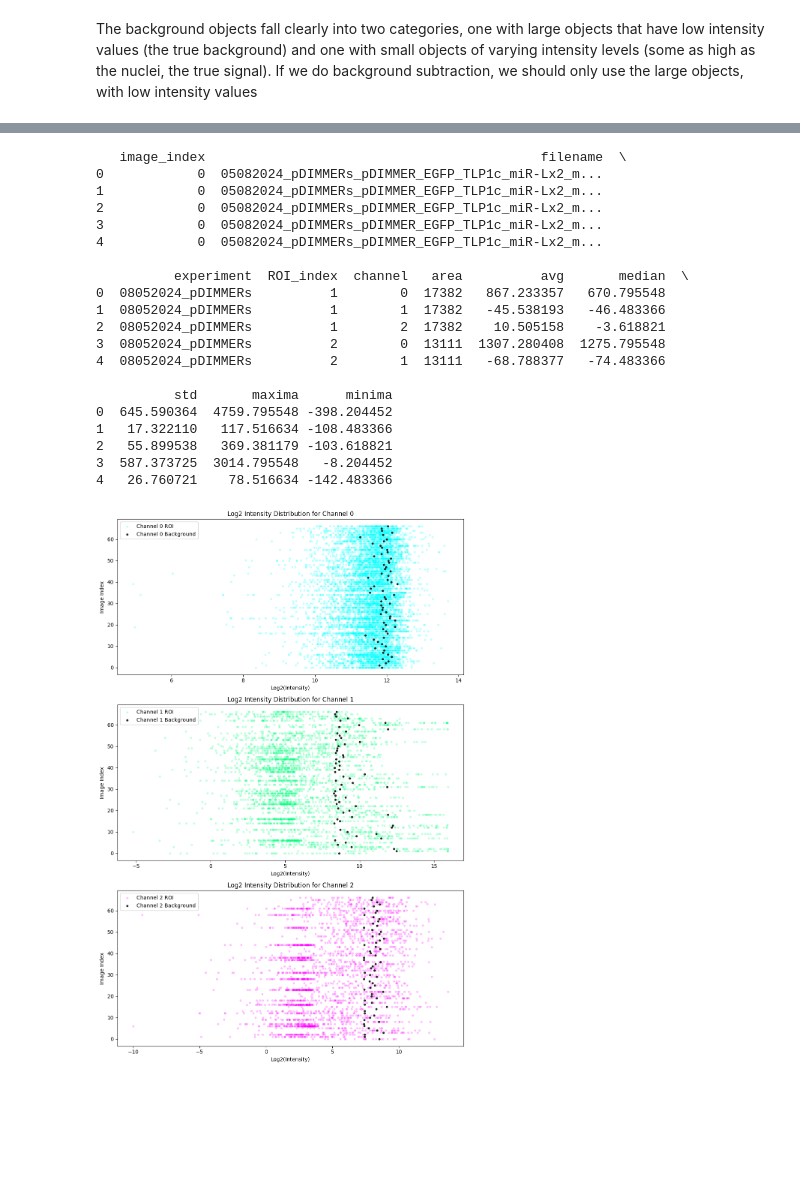
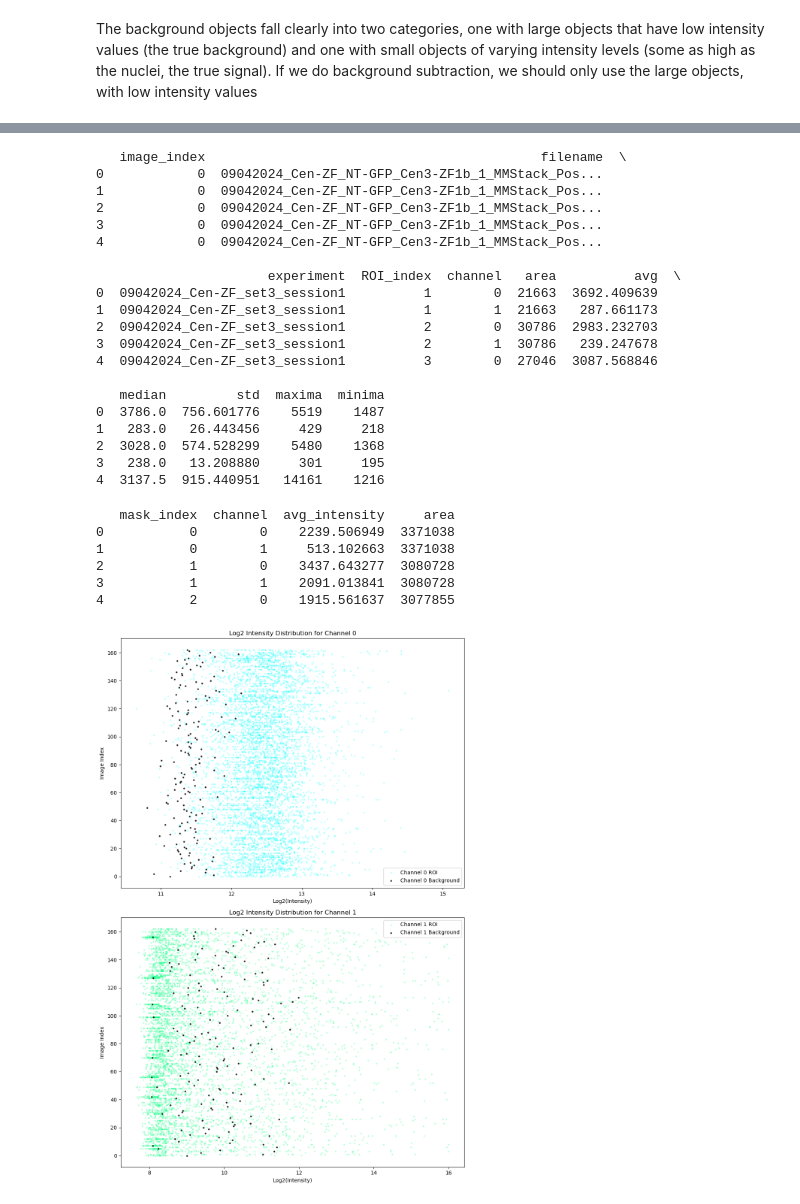
Before and after one commit to timotheelionnet/python_image-analysis, a Jupyter notebook: notebooks/img-explorer.ipynb, the cells around one changed output, grey strips where cells are left out. Cells and saved outputs as stored; diff of their text form; code cells hidden in the pictures; blank space fills up the shorter version.

```diff
--- a/notebooks/img-explorer.ipynb
+++ b/notebooks/img-explorer.ipynb
@@ -24,8 +27,8 @@ logging.basicConfig(level=logging.INFO, format='%(asctime)s - %(levelname)s - %(
 # and segmentation masks for images in one experiment
 
 # Define the location of the file to read
-parent_directory = "/Users/nestor/Documents/NYU-ISG/DIMMERs" # modify if needed
-experiment = "08052024_pDIMMERs" # this will be changed for each experiment
+parent_directory = "/Users/nestor/Documents/NYU-ISG/microscope-data" # modify if needed
+experiment = "09042024_Cen-ZF_set3_session1" # this will be changed for each experiment
 
 # This dictionary defines the folders inside of "experiment" that contain each image type
 file_folders = {
@@ -38,6 +41,9 @@ file_folders = {
 all_images = {"image": [], "mask_n": [], "mask_b": []}
 file_names = {"image": [], "mask_n": [], "mask_b": []}
 errors = []  # List to store error messages
+
+# Read in the experimental groups reference file
+exp_groups = pd.read_csv(os.path.join(parent_directory, experiment, "experimental-groups.csv"))
 
 # Load the function img_loadr()
 from load_files import img_loadr
@@ -140,7 +146,7 @@ logging.info(f"Matched {len(matched_indices)} images with masks. Missing masks f
 
 # Specify the index of the image to check
 # and the channel to plot — remember CH1 for ImageJ but channel 0 for Python!
-image_index = 3 # Replace with the desired index
+image_index = 5 # Replace with the desired index
 c = 0 # remember the channel order in these images
 
 # Find the corresponding mask index
@@ -468,38 +474,46 @@ for image_key, rois in bs_roi_metrics.items():
 metricsBS_df = pd.DataFrame(data_rows)
 # %%
 # Display the first few rows of the DataFrame to verify it's correct
-print(metricsBS_df.head())
+print(metrics_df.head())
 # %% [output]
    image_index                                           filename  \
-0            0  05082024_pDIMMERs_pDIMMER_EGFP_TLP1c_miR-Lx2_m...
-1            0  05082024_pDIMMERs_pDIMMER_EGFP_TLP1c_miR-Lx2_m...
-2            0  05082024_pDIMMERs_pDIMMER_EGFP_TLP1c_miR-Lx2_m...
-3            0  05082024_pDIMMERs_pDIMMER_EGFP_TLP1c_miR-Lx2_m...
-4            0  05082024_pDIMMERs_pDIMMER_EGFP_TLP1c_miR-Lx2_m...
+0            0  09042024_Cen-ZF_NT-GFP_Cen3-ZF1b_1_MMStack_Pos...
+1            0  09042024_Cen-ZF_NT-GFP_Cen3-ZF1b_1_MMStack_Pos...
+2            0  09042024_Cen-ZF_NT-GFP_Cen3-ZF1b_1_MMStack_Pos...
+3            0  09042024_Cen-ZF_NT-GFP_Cen3-ZF1b_1_MMStack_Pos...
+4            0  09042024_Cen-ZF_NT-GFP_Cen3-ZF1b_1_MMStack_Pos...
 
-          experiment  ROI_index  channel   area          avg       median  \
-0  08052024_pDIMMERs          1        0  17382   867.233357   670.795548
-1  08052024_pDIMMERs          1        1  17382   -45.538193   -46.483366
-2  08052024_pDIMMERs          1        2  17382    10.505158    -3.618821
-3  08052024_pDIMMERs          2        0  13111  1307.280408  1275.795548
-4  08052024_pDIMMERs          2        1  13111   -68.788377   -74.483366
+                      experiment  ROI_index  channel   area          avg  \
+0  09042024_Cen-ZF_set3_session1          1        0  21663  3692.409639
+1  09042024_Cen-ZF_set3_session1          1        1  21663   287.661173
+2  09042024_Cen-ZF_set3_session1          2        0  30786  2983.232703
+3  09042024_Cen-ZF_set3_session1          2        1  30786   239.247678
+4  09042024_Cen-ZF_set3_session1          3        0  27046  3087.568846
 
-          std       maxima      minima
-0  645.590364  4759.795548 -398.204452
-1   17.322110   117.516634 -108.483366
-2   55.899538   369.381179 -103.618821
-3  587.373725  3014.795548   -8.204452
-4   26.760721    78.516634 -142.483366
+   median         std  maxima  minima
+0  3786.0  756.601776    5519    1487
+1   283.0   26.443456     429     218
+2  3028.0  574.528299    5480    1368
+3   238.0   13.208880     301     195
+4  3137.5  915.440951   14161    1216
 # %%
 print(bk_df.head())
+# %% [output]
+   mask_index  channel  avg_intensity     area
+0           0        0    2239.506949  3371038
+1           0        1     513.102663  3371038
+2           1        0    3437.643277  3080728
+3           1        1    2091.013841  3080728
+4           2        0    1915.561637  3077855
 # %%
 # Plot the background values over the nuclear values to assess if they are in the expected range:
 
 # Define the colors for each channel
-channel_colors = {0: 'cyan', 1: 'springgreen', 2: 'magenta'}
+# channel_colors = {0: 'cyan', 1: 'springgreen', 2: 'magenta'}
+channel_colors = {0: 'cyan', 1: 'springgreen'}
 
 # Setup the figure
-fig, ax = plt.subplots(3, 1, figsize=(10, 15))  # Wide plot
+fig, ax = plt.subplots(2, 1, figsize=(10, 15))  # Wide plot
 
 def add_jitter(values, jitter_strength=0.03):
     jitter = np.random.uniform(-jitter_strength, jitter_strength, size=len(values))
@@ -514,36 +528,36 @@ for channel, ax in enumerate(ax):
     roi_image_indices = add_jitter(roi_data['image_index'])  # Add jitter to image index
 
     # Background data
     bk_data = bk_df[bk_df['channel'] == channel]
     bk_log2_data = np.log2(bk_data['avg_intensity'] + 1)  # Log2 transform
     bk_image_indices = add_jitter(bk_data['mask_index'])  # Add jitter to image index
 
 
     # Scatter plots
     # Plot ROI data
     ax.scatter(roi_log2_data, roi_image_indices,
                color=channel_colors[channel],
-               s=10,
+               s=5,
                alpha=0.2,
                label=f'Channel {channel} ROI')
     # Plot Background data
     ax.scatter(bk_log2_data, bk_image_indices,
                color='black',
-               s=10,
+               s=5,
                alpha=0.8,
                label=f'Channel {channel} Background')
 
     # Set titles and labels
     ax.set_title(f'Log2 Intensity Distribution for Channel {channel}')
     ax.set_xlabel('Log2(Intensity)')
     ax.set_ylabel('Image Index')
     ax.legend()
 
 # Adjust layout
 plt.tight_layout()
 plt.show()
 # %% [output]
-[figure, old version]
+[figure, new version]
 # %%
 # Plot the distribution of ROI areas in the raw data
 
```
Also changed, not shown: parts of 22 cells of this notebook.
